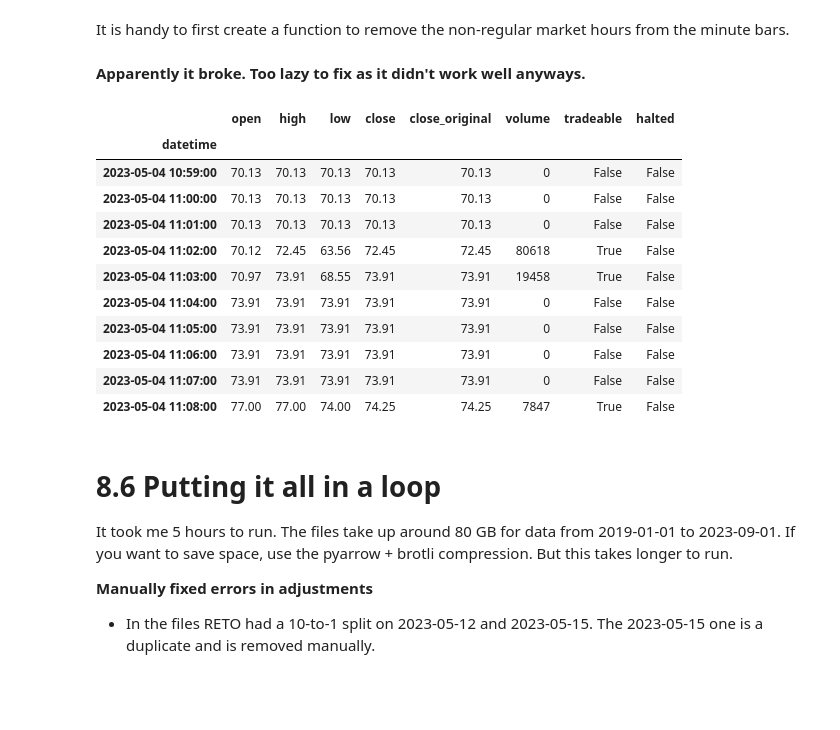
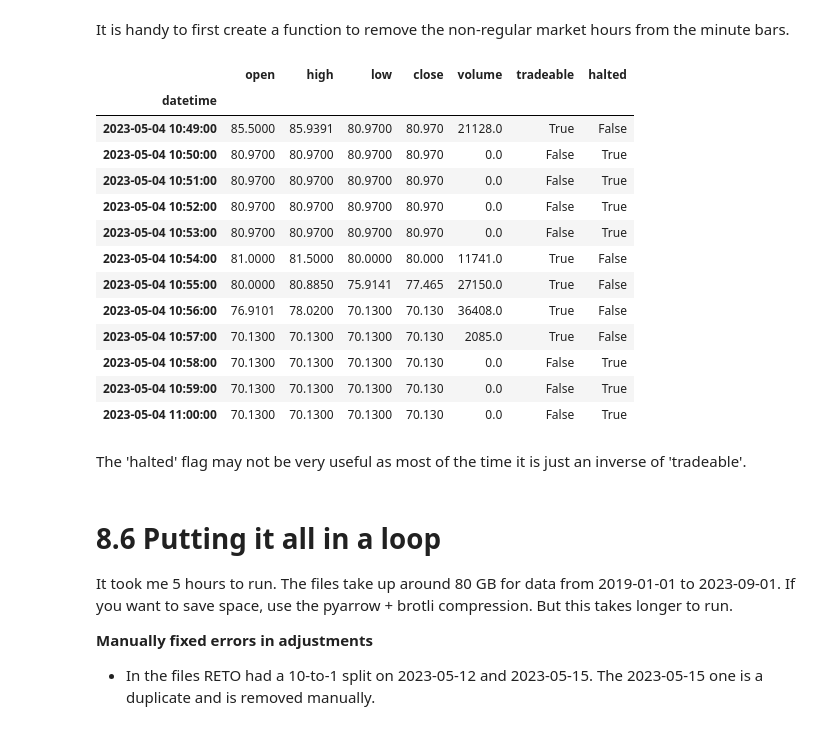
Before and after one commit to shinathan/polygon.io-stock-database, a Jupyter notebook: 08_process.ipynb, the cells around one changed output. Cells and saved outputs as stored; diff of their text form; code cells hidden in the pictures; blank space fills up the shorter version.

```diff
--- a/08_process.ipynb
+++ b/08_process.ipynb
@@ -160,8 +160,10 @@ def split_adjust(bars, ticker):
 
             dividends = dividends[['amount', 'cum_div_date']]
             dividends.index.names = ['ex_div_date']
+        else:
+            dividends = None
 
-            return bars[['open', 'high', 'low', 'close', 'close_original', 'volume']], dividends
+        return bars[['open', 'high', 'low', 'close', 'close_original', 'volume']], dividends
 
     bars['close_original'] = bars['close']
     return bars[['open', 'high', 'low', 'close', 'close_original', 'volume']], None
@@ -366,14 +368,14 @@ from functools import lru_cache
 # This is useful is executing the function is expensive and gets called a lot.
 @lru_cache
 def get_market_minutes():
-    trading_datetimes = pd.read_csv(DATA_PATH + '../market/trading_minutes.csv')
-    return pd.to_datetime(trading_datetimes['datetime'])
+    trading_datetimes = pd.read_parquet(DATA_PATH + '../market/trading_minutes.parquet')
+    return pd.to_datetime(trading_datetimes.index)
 # %%
 def reindex_and_fill(bars):
     # Get the days the ticker is trading
     ticker_days = np.unique(bars.index.date)
     market_datetimes = get_market_minutes()
-    ticker_datetimes = market_datetimes[(market_datetimes.dt.date >= ticker_days[0]) & (market_datetimes.dt.date <= ticker_days[-1])]
+    ticker_datetimes = market_datetimes[(market_datetimes.date >= ticker_days[0]) & (market_datetimes.date <= ticker_days[-1])]
 
     # Reindex
     bars = bars.reindex(ticker_datetimes)
@@ -417,11 +419,13 @@ For each stock where the turnover is more than 2.5 million dollars we will check
 
 The best way to do this is to flag all 'suspicious' empty periods and check with tick data if the quotes dissapear. However I do not yet have access to tick data. When we have tick data, we can just loop over the minutes with a 'halted' flag True and check if there exist quotes.
 # %%
-# bars = pd.read_parquet(DATA_PATH + f"processed/m1/TOP-2022-06-01.parquet")
-# dump = bars[(bars.index >= datetime(2023, 5, 4, hour=10, minute=45)) & (bars.index <= datetime(2023, 5, 4, hour=11, minute=8))].copy()
-# dump = dump.drop(columns=['halted'])
+bars = pd.read_parquet(DATA_PATH + f"raw/m1/TOP-2022-06-01.parquet")
+bars, _ = split_adjust(bars, 'TOP')
+bars = reindex_and_fill(bars)
+bars = bars[['open', 'high', 'low', 'close', 'volume', 'tradeable']]
+dump = bars[(bars.index >= datetime(2023, 5, 4, hour=10, minute=45)) & (bars.index <= datetime(2023, 5, 4, hour=11, minute=8))].copy()
 
-# mpf.plot(dump, type='candle', style='yahoo', show_nontrading=False, title="TOP intraday halts on 2023-05-04")
+mpf.plot(dump, type='candle', style='yahoo', show_nontrading=False, title="TOP intraday halts on 2023-05-04")
 # %% [output]
 [figure]
 # %% [markdown]
@@ -468,23 +472,26 @@ def flag_halts(bars):
     bars = bars.merge(bars_halted['halted'], how='left', left_index=True, right_index=True)
     bars['halted'] = bars['halted'].fillna(False)
     return bars
-# %% [markdown]
-**Apparently it broke. Too lazy to fix as it didn't work well anyways.**
-# %%
-flag_halts(dump).tail(10)
-# %% [output]
-|  | open | high | low | close | close_original | volume | tradeable | halted |
-| datetime |  |  |  |  |  |  |  |  |
-| 2023-05-04 10:59:00 | 70.13 | 70.13 | 70.13 | 70.13 | 70.13 | 0 | False | False |
-| 2023-05-04 11:00:00 | 70.13 | 70.13 | 70.13 | 70.13 | 70.13 | 0 | False | False |
-| 2023-05-04 11:01:00 | 70.13 | 70.13 | 70.13 | 70.13 | 70.13 | 0 | False | False |
-| 2023-05-04 11:02:00 | 70.12 | 72.45 | 63.56 | 72.45 | 72.45 | 80618 | True | False |
-| 2023-05-04 11:03:00 | 70.97 | 73.91 | 68.55 | 73.91 | 73.91 | 19458 | True | False |
-| 2023-05-04 11:04:00 | 73.91 | 73.91 | 73.91 | 73.91 | 73.91 | 0 | False | False |
-| 2023-05-04 11:05:00 | 73.91 | 73.91 | 73.91 | 73.91 | 73.91 | 0 | False | False |
-| 2023-05-04 11:06:00 | 73.91 | 73.91 | 73.91 | 73.91 | 73.91 | 0 | False | False |
-| 2023-05-04 11:07:00 | 73.91 | 73.91 | 73.91 | 73.91 | 73.91 | 0 | False | False |
-| 2023-05-04 11:08:00 | 77.00 | 77.00 | 74.00 | 74.25 | 74.25 | 7847 | True | False |
+# %%
+bars = flag_halts(bars)
+bars[(bars.index >= datetime(2023, 5, 4, hour=10, minute=49)) & (bars.index <= datetime(2023, 5, 4, hour=11, minute=0))]
+# %% [output]
+|  | open | high | low | close | volume | tradeable | halted |
+| datetime |  |  |  |  |  |  |  |
+| 2023-05-04 10:49:00 | 85.5000 | 85.9391 | 80.9700 | 80.970 | 21128.0 | True | False |
+| 2023-05-04 10:50:00 | 80.9700 | 80.9700 | 80.9700 | 80.970 | 0.0 | False | True |
+| 2023-05-04 10:51:00 | 80.9700 | 80.9700 | 80.9700 | 80.970 | 0.0 | False | True |
+| 2023-05-04 10:52:00 | 80.9700 | 80.9700 | 80.9700 | 80.970 | 0.0 | False | True |
+| 2023-05-04 10:53:00 | 80.9700 | 80.9700 | 80.9700 | 80.970 | 0.0 | False | True |
+| 2023-05-04 10:54:00 | 81.0000 | 81.5000 | 80.0000 | 80.000 | 11741.0 | True | False |
+| 2023-05-04 10:55:00 | 80.0000 | 80.8850 | 75.9141 | 77.465 | 27150.0 | True | False |
+| 2023-05-04 10:56:00 | 76.9101 | 78.0200 | 70.1300 | 70.130 | 36408.0 | True | False |
+| 2023-05-04 10:57:00 | 70.1300 | 70.1300 | 70.1300 | 70.130 | 2085.0 | True | False |
+| 2023-05-04 10:58:00 | 70.1300 | 70.1300 | 70.1300 | 70.130 | 0.0 | False | True |
+| 2023-05-04 10:59:00 | 70.1300 | 70.1300 | 70.1300 | 70.130 | 0.0 | False | True |
+| 2023-05-04 11:00:00 | 70.1300 | 70.1300 | 70.1300 | 70.130 | 0.0 | False | True |
+# %% [markdown]
+The 'halted' flag may not be very useful as most of the time it is just an inverse of 'tradeable'.
 # %% [markdown]
 # 8.6 Putting it all in a loop
 It took me 5 hours to run. The files take up around 80 GB for data from 2019-01-01 to 2023-09-01. If you want to save space, use the pyarrow + brotli compression. But this takes longer to run.
```
Also changed, not shown: parts of 3 cells of this notebook, 1 other file.
